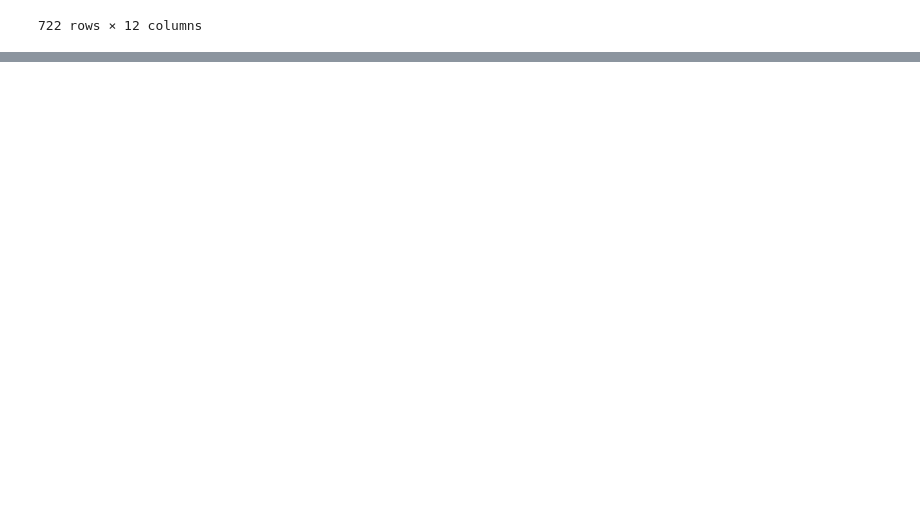
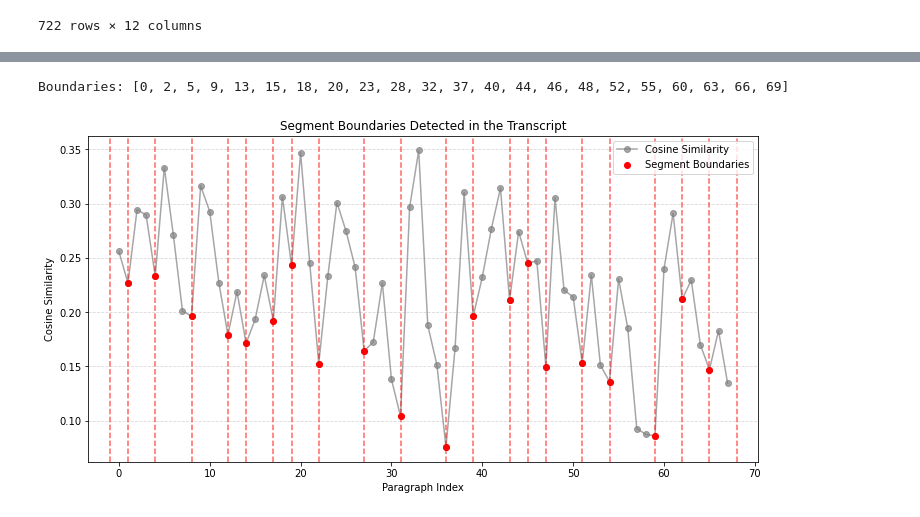
Before and after one commit to JamadadeHarshita/Metadata-Extraction-LLM-Approach-CaseStudy, a Jupyter notebook: Chunking logic.ipynb, the cells around one changed output, grey strips where cells are left out. Saved outputs shown, nothing was run; the diff lists cells and outputs as text; code cells hidden in the pictures; blank space fills up the shorter version.

Commit message:
Similarity Chunking Logic In Detail

```diff
--- a/Chunking logic.ipynb
+++ b/Chunking logic.ipynb
@@ -39,5 +18,5 @@ True
 # %%
-folder_path = "Transcripts"
+folder_path = r"C:\Users\Harshita\Downloads\case study\Transcripts"
 for filename in os.listdir(folder_path):
     file_path = os.path.join(folder_path, filename)
     if os.path.isfile(file_path) & filename.endswith(".csv"):
@@ -166,0 +58,70 @@ Boundaries: [0, 2, 5, 9, 13, 15, 18, 20, 23, 28, 32, 37, 40, 44, 46, 48, 52, 55,
+# %%
+import numpy as np
+import pandas as pd
+import matplotlib.pyplot as plt
+from sklearn.feature_extraction.text import TfidfVectorizer
+from sklearn.metrics.pairwise import cosine_similarity
+
+def split_into_paragraphs(text, sentences_per_paragraph=10):
+    """
+    Splits the text into paragraphs containing a fixed number of sentences.
+    """
+    sentences = sent_tokenize(text)
+    paragraphs = []
+    for i in range(0, len(sentences), sentences_per_paragraph):
+        paragraphs.append(" ".join(sentences[i:i+sentences_per_paragraph]))
+    return paragraphs
+
+def segment_text_by_local_minima(text, sentences_per_paragraph=10):
+    """
+    Segments a transcript into chunks by detecting local minima in cosine similarity
+    between adjacent paragraphs. Returns a DataFrame with one column 'Segment'
+    containing each segment's text.
+    """
+    # Split text into paragraphs
+    paragraphs = split_into_paragraphs(text, sentences_per_paragraph)
+
+    if len(paragraphs) <= 1:
+        return pd.DataFrame({"Segment": [text]})
+
+    # Vectorize paragraphs using TF-IDF
+    vectorizer = TfidfVectorizer()
+    tfidf_matrix = vectorizer.fit_transform(paragraphs)
+
+    # Compute cosine similarity between consecutive paragraphs
+    similarities = [cosine_similarity(tfidf_matrix[i], tfidf_matrix[i+1])[0][0] for i in range(len(paragraphs) - 1)]
+
+    # Identify local minima: where the similarity is less than its immediate neighbors
+    boundaries = [0]  # Starting index of first segment
+    for i in range(1, len(similarities) - 1):
+        if similarities[i] < similarities[i-1] and similarities[i] < similarities[i+1]:
+            boundaries.append(i + 1)
+    boundaries.append(len(paragraphs))
+    print("Boundaries:", boundaries)# End boundary
+
+    # Visualization of cosine similarity and segmentation points
+    plt.figure(figsize=(12, 6))
+    plt.plot(range(len(similarities)), similarities, linestyle='-', marker='o', color='grey', alpha=0.7, label="Cosine Similarity")
+    plt.scatter([b-1 for b in boundaries if b != 0 and b != len(paragraphs)], [similarities[b-1] for b in boundaries if b != 0 and b != len(paragraphs)],
+                color='red', zorder=3, label="Segment Boundaries")
+
+    for idx in boundaries:
+        plt.axvline(x=idx-1, color='red', linestyle='dashed', alpha=0.6)
+
+    plt.xlabel("Paragraph Index")
+    plt.ylabel("Cosine Similarity")
+    plt.title("Segment Boundaries Detected in the Transcript")
+    plt.legend()
+    plt.grid(axis='y', linestyle='--', alpha=0.5)
+    plt.show()
+
+    # Build segments from boundaries
+    segments = [" ".join(paragraphs[boundaries[i]:boundaries[i+1]]) for i in range(len(boundaries) - 1)]
+
+    return pd.DataFrame({"Segment": segments})
+
+
+df_segments = segment_text_by_local_minima(transcript_text)
+# %% [output]
+Boundaries: [0, 2, 5, 9, 13, 15, 18, 20, 23, 28, 32, 37, 40, 44, 46, 48, 52, 55, 60, 63, 66, 69]
+[figure, added]
```
Also changed, not shown: parts of 5 cells of this notebook.
